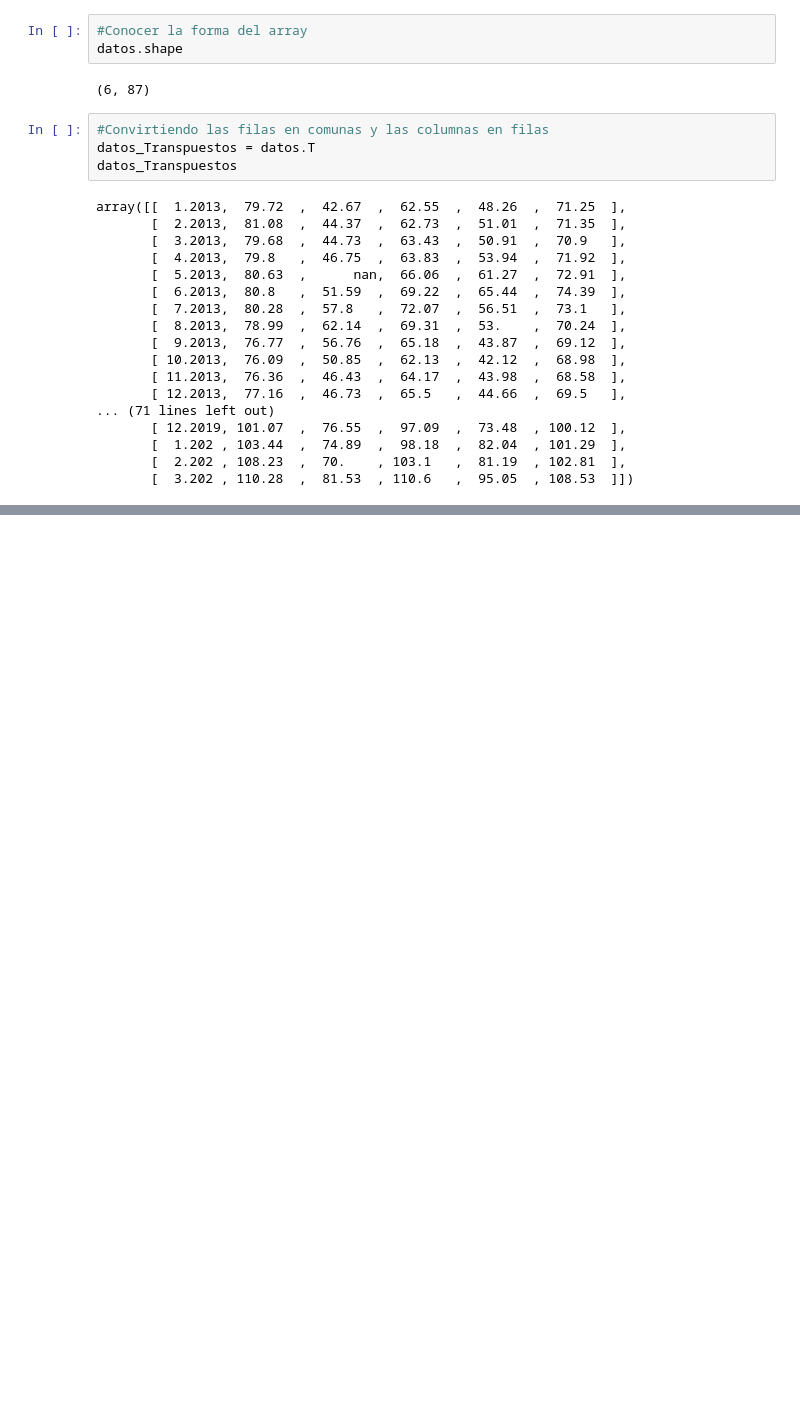
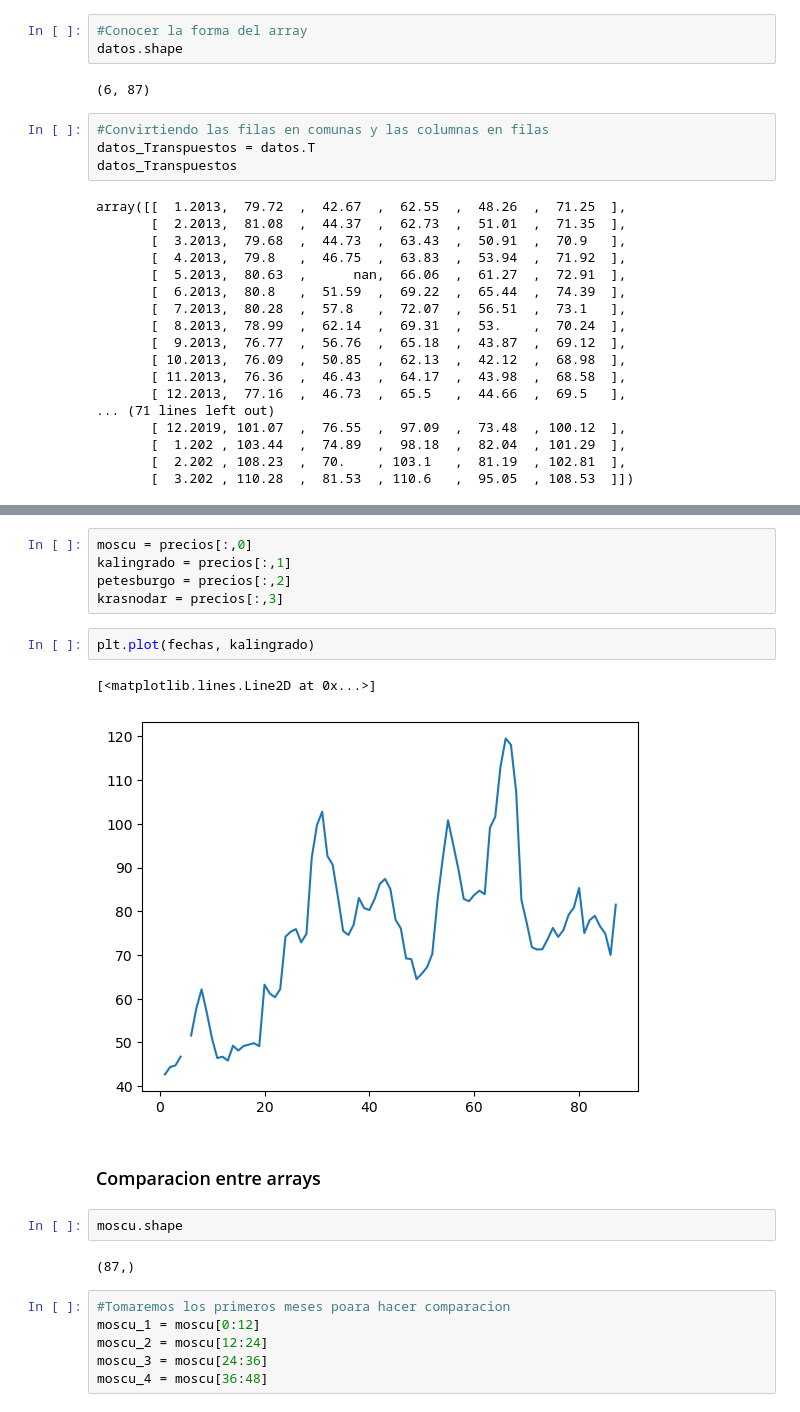
Before and after one commit to LuisEnriquePH/ETL-Alura, a Jupyter notebook: Numpy/Conociendo-Numpy.ipynb, the cells around one changed output, grey strips where cells are left out. Cells and saved outputs as stored; diff of their text form; blank space fills up the shorter version.

```diff
--- a/Numpy/Conociendo-Numpy.ipynb
+++ b/Numpy/Conociendo-Numpy.ipynb
@@ -94,0 +174,22 @@ array([[  1.2013,  79.72  ,  42.67  ,  62.55  ,  48.26  ,  71.25  ],
+# %%
+moscu = precios[:,0]
+kalingrado = precios[:,1]
+petesburgo = precios[:,2]
+krasnodar = precios[:,3]
+# %%
+plt.plot(fechas, kalingrado)
+# %% [output]
+[<matplotlib.lines.Line2D at 0x...>]
+[figure, added]
+# %% [markdown]
+### Comparacion entre arrays
+# %%
+moscu.shape
+# %% [output]
+(87,)
+# %%
+#Tomaremos los primeros meses poara hacer comparacion
+moscu_1 = moscu[0:12]
+moscu_2 = moscu[12:24]
+moscu_3 = moscu[24:36]
+moscu_4 = moscu[36:48]
```
Also changed, not shown: parts of 30 cells of this notebook, 2 other files.
